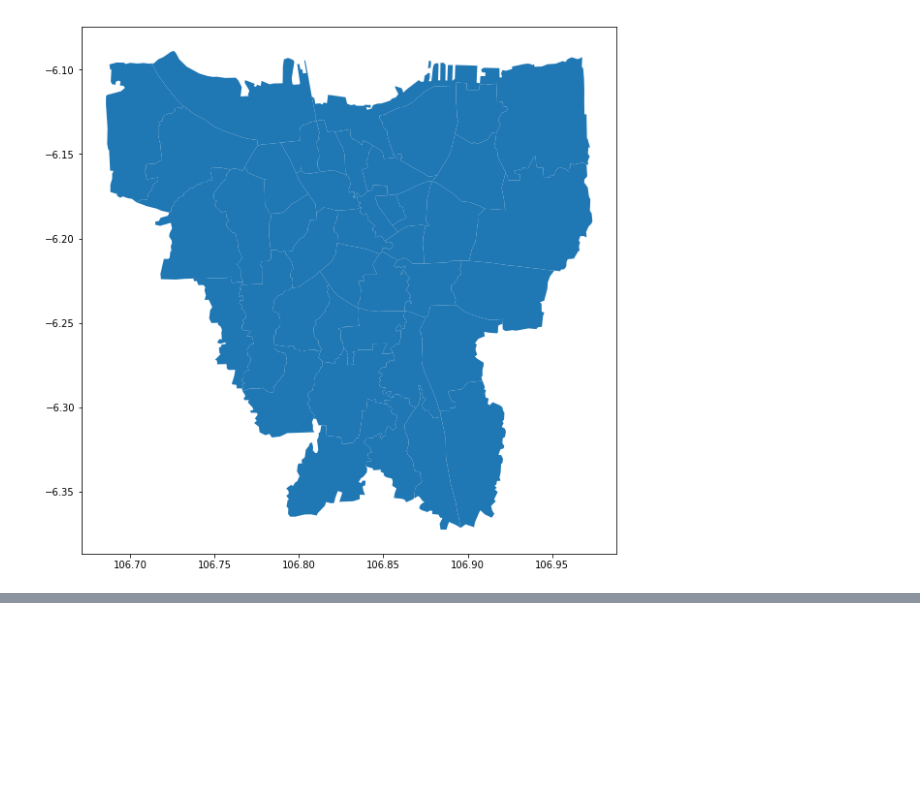
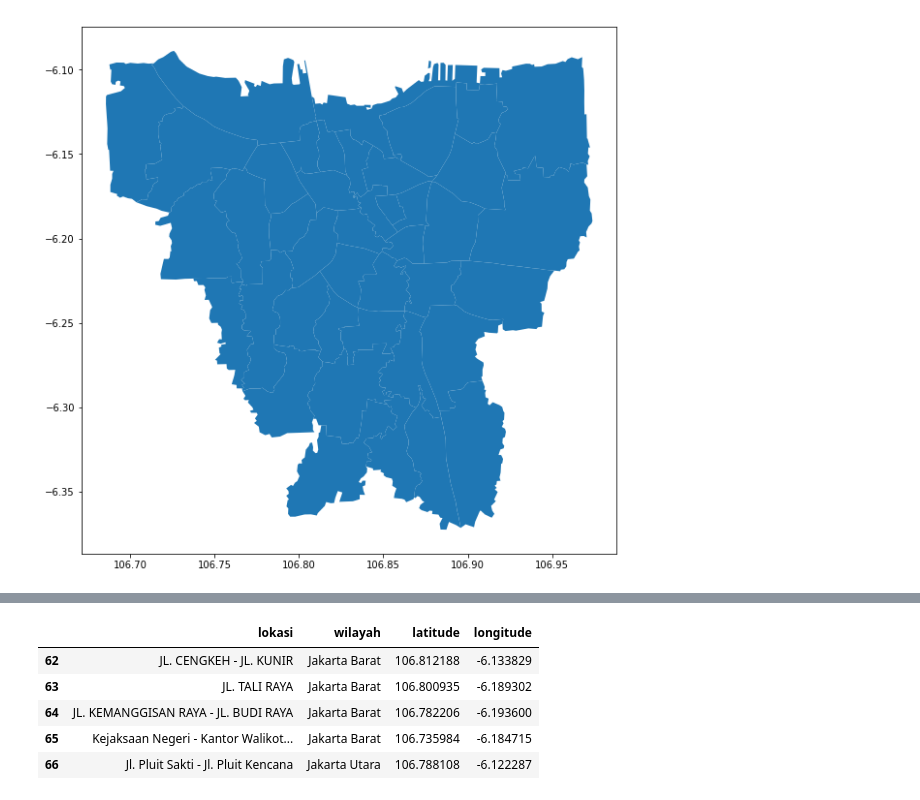
Before and after one commit to zavliju/jakarta-vis, a Jupyter notebook: jakarta-vis.ipynb, the cells around one changed output, grey strips where cells are left out. Cells and saved outputs as stored; diff of their text form; code cells hidden in the pictures; blank space fills up the shorter version.

```diff
--- a/jakarta-vis.ipynb
+++ b/jakarta-vis.ipynb
@@ -97,0 +108,9 @@ jkt.plot(markersize=5, figsize=(10, 10))
+# %%
+lampu.tail()
+# %% [output]
+|  | lokasi | wilayah | latitude | longitude |
+| 62 | JL. CENGKEH - JL. KUNIR | Jakarta Barat | 106.812188 | -6.133829 |
+| 63 | JL. TALI RAYA | Jakarta Barat | 106.800935 | -6.189302 |
+| 64 | JL. KEMANGGISAN RAYA - JL. BUDI RAYA | Jakarta Barat | 106.782206 | -6.193600 |
+| 65 | Kejaksaan Negeri - Kantor Walikot... | Jakarta Barat | 106.735984 | -6.184715 |
+| 66 | Jl. Pluit Sakti - Jl. Pluit Kencana | Jakarta Utara | 106.788108 | -6.122287 |
```
Also changed, not shown: parts of 5 cells of this notebook.
